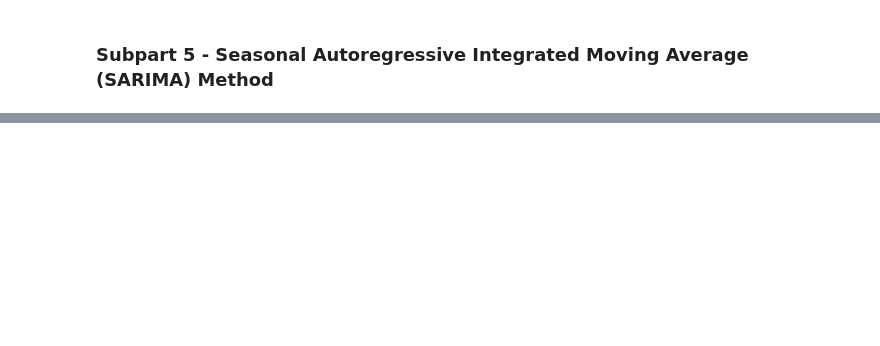
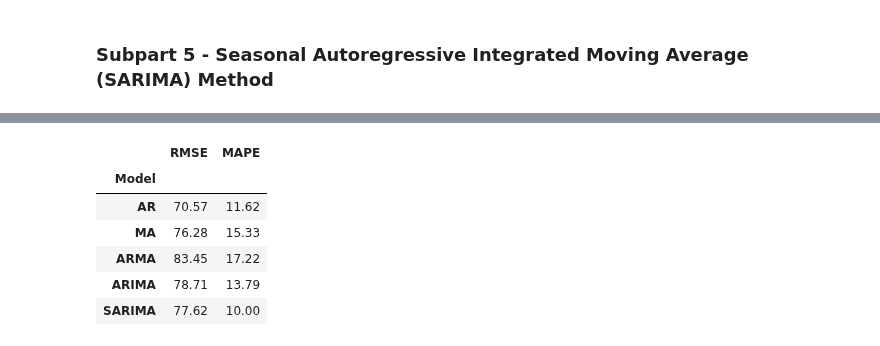
Before and after one commit to GoutamKonala/Time_Series_Analysis_Graded, a Jupyter notebook: TSA_Graded_Exercise.ipynb, the cells around one changed output, grey strips where cells are left out. Cells and saved outputs as stored; diff of their text form; code cells hidden in the pictures; blank space fills up the shorter version.

```diff
--- a/TSA_Graded_Exercise.ipynb
+++ b/TSA_Graded_Exercise.ipynb
@@ -801,6 +870,6 @@ performance_df
 # Note: Since differencing is integrated, the endogenous variable to be used here is 'df_boxcox'
 # Note: Use a differencing order of 1
 # Note: Use seasonal parameters of 'P = 0', 'D = 1', 'Q = 0', 'm = 3'
-sarima_model = SARIMAX(##### CODE HERE #####)
-sarima_model = sarima_model.##### CODE HERE #####
+sarima_model = SARIMAX(df_boxcox, order=(7, 1, 4), seasonal_order=(0, 1, 0, 3))
+sarima_model = sarima_model.fit()
 sarima_model.params
@@ -807,12 +890,12 @@ sarima_model.params
 # %%
 # Obtain predictions from the SARIMA model for the testing data indices using the '.predict()' method
-sarima_model_preds = sarima_model.##### CODE HERE #####
+sarima_model_preds = sarima_model.predict(start=df_test.index[0], end=df_test.index[-1])
 # %%
 # Append 'sarima_model_preds' with 'df_boxcox' to prepare the data for inverse transformation
-df_boxcox_preds = ##### CODE HERE #####
+df_boxcox_preds = pd.concat([df_boxcox, sarima_model_preds])
 # %%
 # Reverse the Box-Cox transformation that was done on the data by exponentiating the values in 'df_boxcox_preds'
-df_preds = ##### CODE HERE #####
+df_preds = np.exp(df_boxcox_preds)
 # %%
 # Plot the time series data with the train-test split and the testing data predictions
 plt.figure(figsize = (14, 6))
@@ -823,16 +908,24 @@ plt.title('Passenger Count');
 # %%
 # Summarise the performance of the model on the test data using RMSE and MAPE
-rmse = ##### CODE HERE #####
-mape = ##### CODE HERE #####
+rmse = np.sqrt(mean_squared_error(y_true = df_test['Passengers'], y_pred = df_preds.loc[df_test.index]))
+mape = np.mean(np.abs(df_test['Passengers'] - df_preds.loc[df_test.index]) / df_test['Passengers']) * 100
 
 rmse = np.round(rmse, 2)
 mape = np.round(mape, 2)
 
 performance_df_temp = pd.DataFrame(index = [0],
                                    data = {'Model': 'SARIMA', 'RMSE': rmse, 'MAPE': mape})
 
 performance_df_temp.set_index(keys = 'Model', inplace = True)
 
 performance_df = pd.concat(objs = [performance_df, performance_df_temp])
 
 performance_df
+# %% [output]
+|  | RMSE | MAPE |
+| Model |  |  |
+| AR | 70.57 | 11.62 |
+| MA | 76.28 | 15.33 |
+| ARMA | 83.45 | 17.22 |
+| ARIMA | 78.71 | 13.79 |
+| SARIMA | 77.62 | 10.00 |
```
Also changed, not shown: parts of 26 cells of this notebook.
